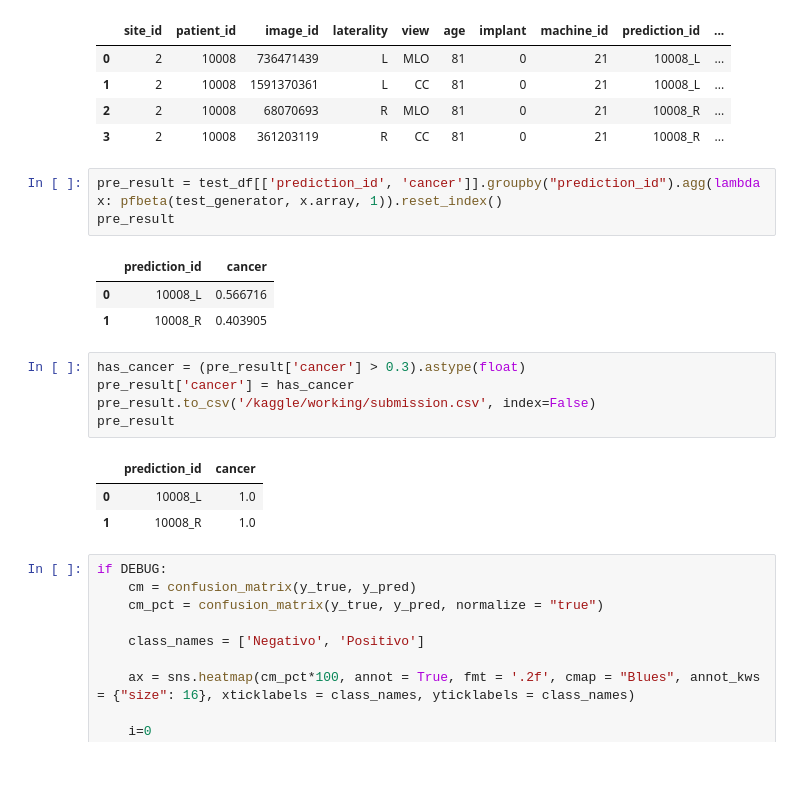
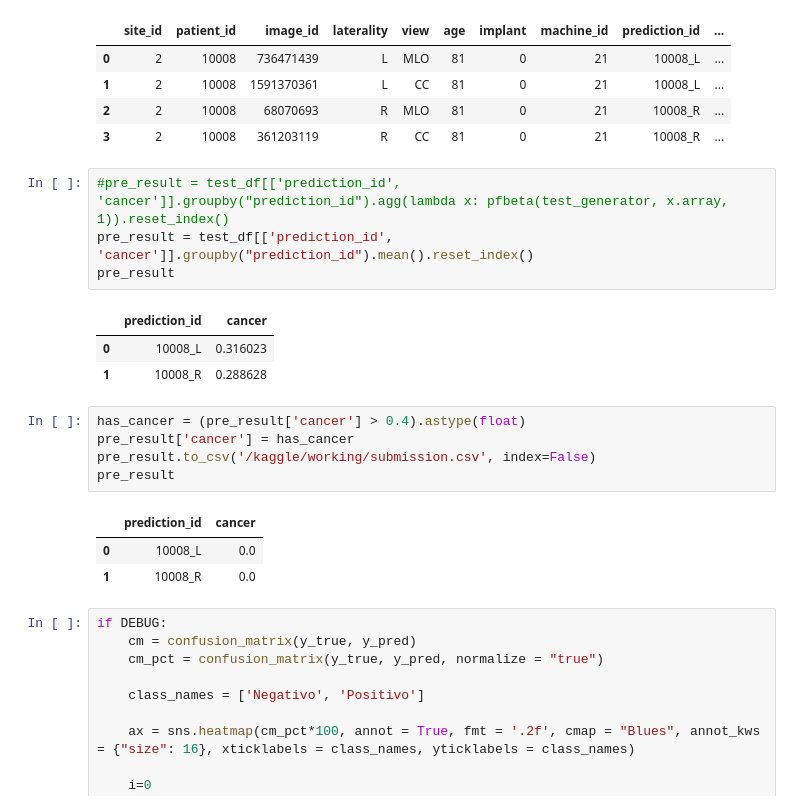
Before and after one commit to Redes-Neuroticas/BreastCancerDetection, a Jupyter notebook: Jose/kaggle_working.ipynb, the cells around one changed output. Saved outputs shown, nothing was run; the diff lists cells and outputs as text; blank space fills up the shorter version.

```diff
--- a/Jose/kaggle_working.ipynb
+++ b/Jose/kaggle_working.ipynb
@@ -189,21 +190,22 @@ test_df
 | 2 | 2 | 10008 | 68070693 | R | MLO | 81 | 0 | 21 | 10008_R | ... |
 | 3 | 2 | 10008 | 361203119 | R | CC | 81 | 0 | 21 | 10008_R | ... |
 # %%
-pre_result = test_df[['prediction_id', 'cancer']].groupby("prediction_id").agg(lambda x: pfbeta(test_generator, x.array, 1)).reset_index()
+#pre_result = test_df[['prediction_id', 'cancer']].groupby("prediction_id").agg(lambda x: pfbeta(test_generator, x.array, 1)).reset_index()
+pre_result = test_df[['prediction_id', 'cancer']].groupby("prediction_id").mean().reset_index()
 pre_result
 # %% [output]
 |  | prediction_id | cancer |
-| 0 | 10008_L | 0.566716 |
-| 1 | 10008_R | 0.403905 |
+| 0 | 10008_L | 0.316023 |
+| 1 | 10008_R | 0.288628 |
 # %%
-has_cancer = (pre_result['cancer'] > 0.3).astype(float)
+has_cancer = (pre_result['cancer'] > 0.4).astype(float)
 pre_result['cancer'] = has_cancer
 pre_result.to_csv('/kaggle/working/submission.csv', index=False)
 pre_result
 # %% [output]
 |  | prediction_id | cancer |
-| 0 | 10008_L | 1.0 |
-| 1 | 10008_R | 1.0 |
+| 0 | 10008_L | 0.0 |
+| 1 | 10008_R | 0.0 |
 # %%
 if DEBUG:
     cm = confusion_matrix(y_true, y_pred)
```
Also changed, not shown: parts of 4 cells of this notebook.
